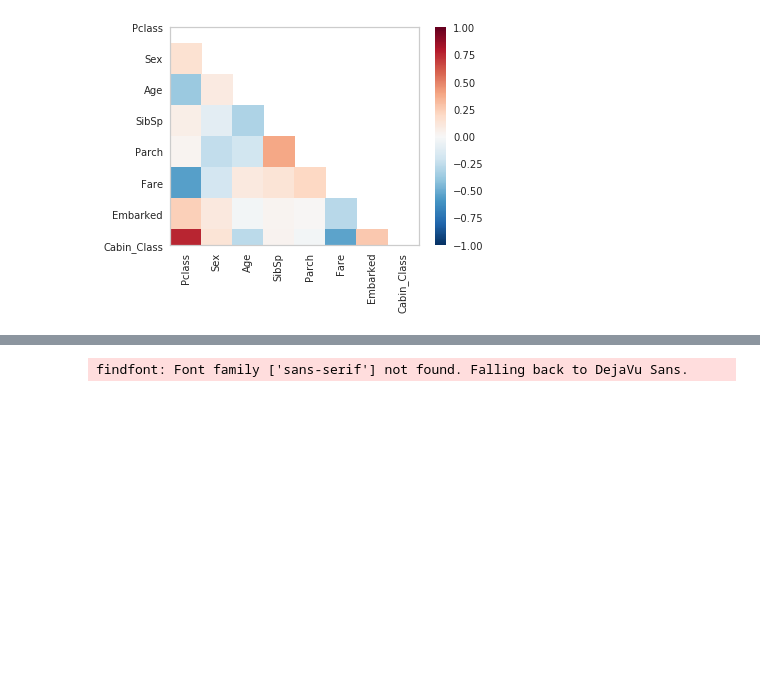
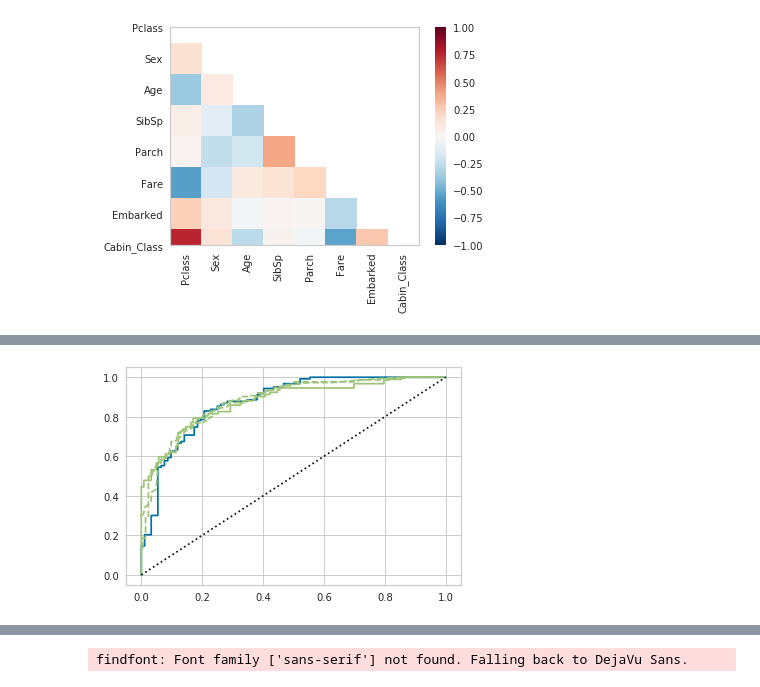
Before and after one commit to zbloss/whitebox, a Jupyter notebook: notebooks/XGBoost.ipynb, the cells around one changed output, grey strips where cells are left out. Drawn from its saved outputs; the diff is of its cells as text; code cells hidden in the pictures; blank space fills up the shorter version.

```diff
--- a/notebooks/XGBoost.ipynb
+++ b/notebooks/XGBoost.ipynb
@@ -768,0 +790,3 @@ fig.show()
+# %%
+yb.generate_roc_auc(X_train, y_train, X_test, y_test)
+# %% [output]
@@ -768,0 +794 @@ fig.show()
+[figure, added]
```
Also changed, not shown: parts of 17 cells of this notebook.
